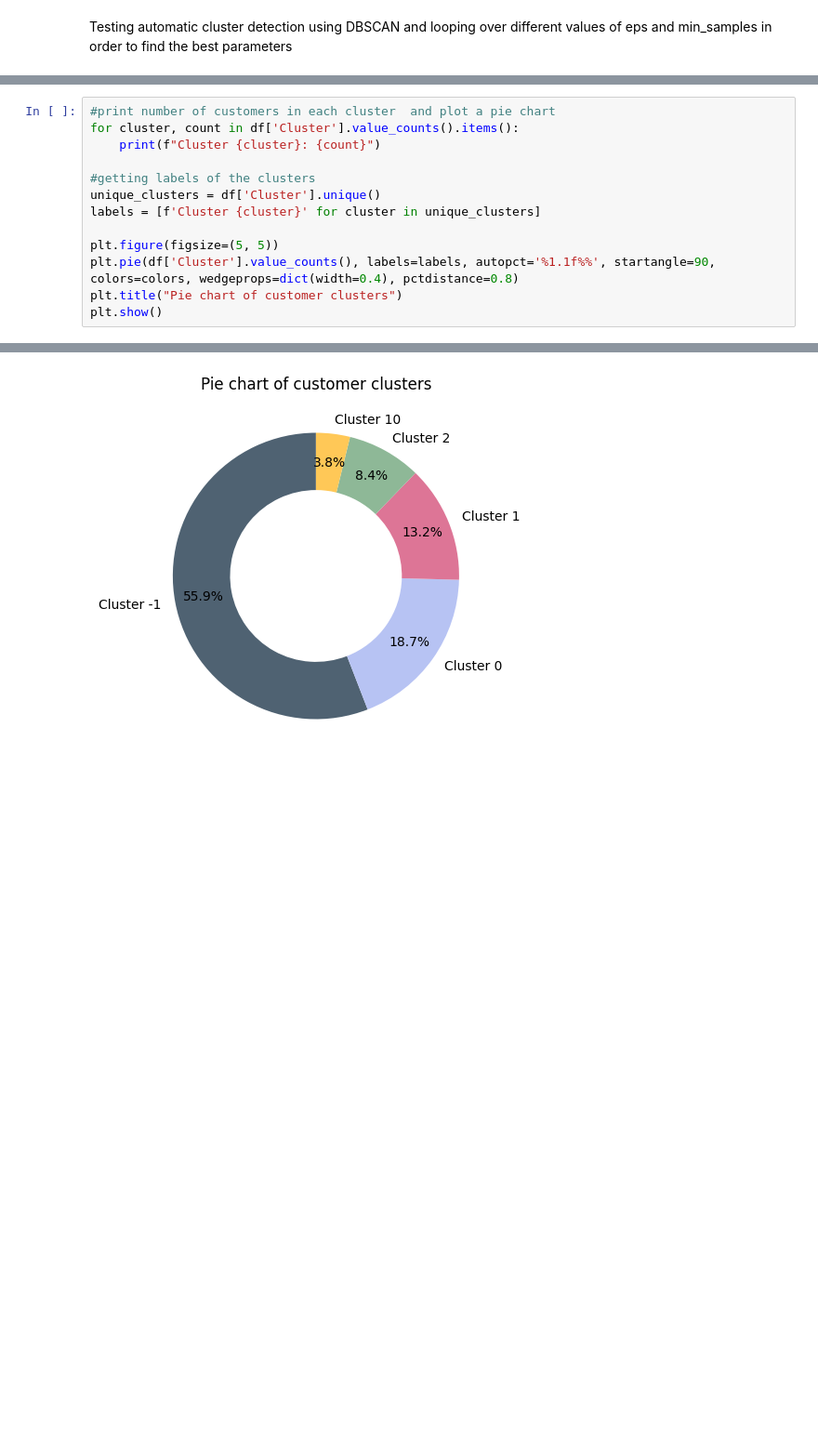
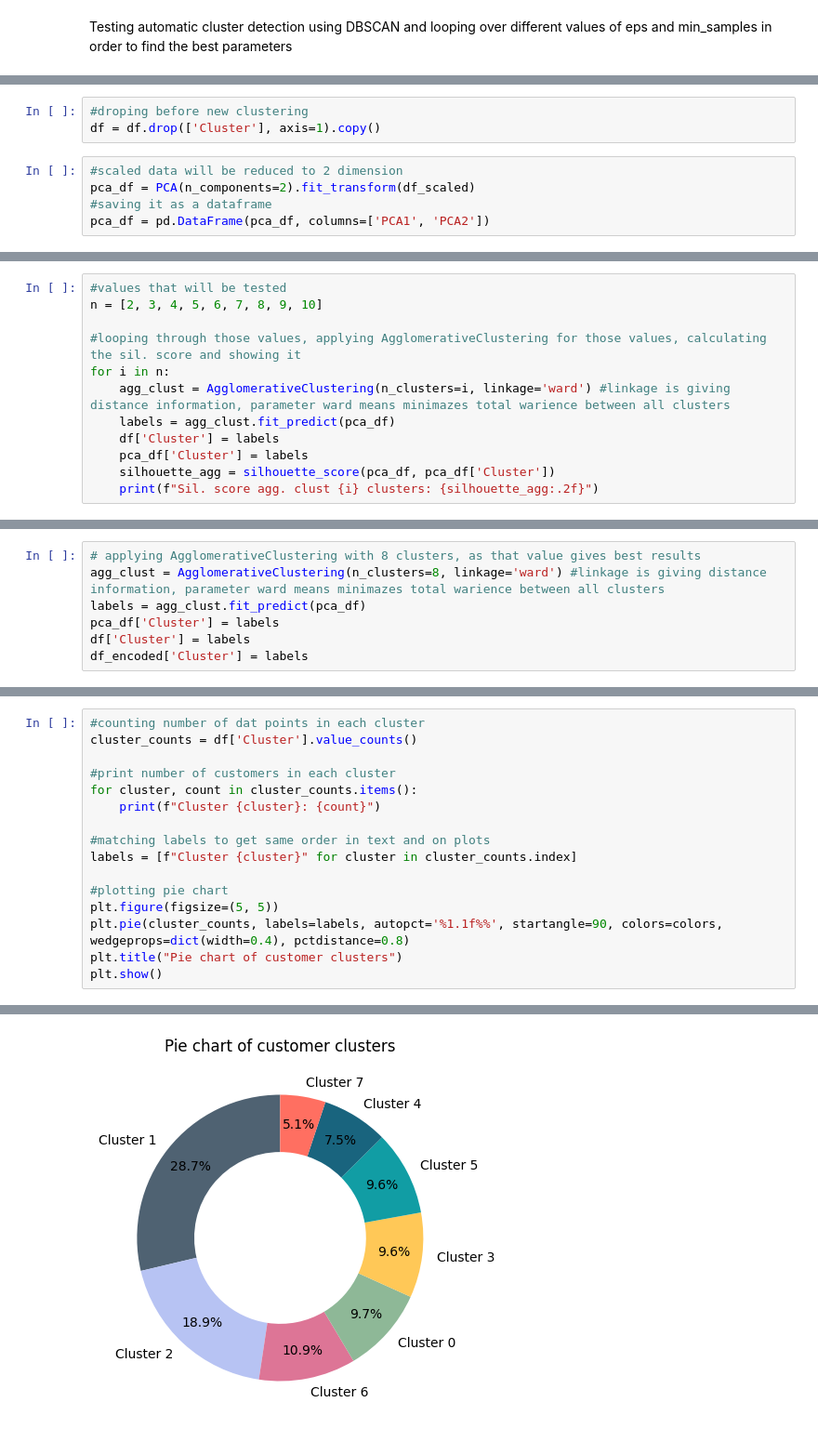
Before and after one commit to dalimvc/DS-Mini-project, a Jupyter notebook: miniProjectAssignmentDaliborMirkovic.ipynb, the cells around one changed output, grey strips where cells are left out. Shown at 93% size. Saved outputs shown, nothing was run; the diff lists cells and outputs as text; blank space fills up the shorter version.

Commit message:
adding anglomerative cluster

```diff
--- a/miniProjectAssignmentDaliborMirkovic.ipynb
+++ b/miniProjectAssignmentDaliborMirkovic.ipynb
@@ -1010,0 +1011,8 @@ df.loc[~df["Cluster"].isin([0, 1, 2, 10]), "Cluster"] = -1
+# %%
+#droping before new clustering
+df = df.drop(['Cluster'], axis=1).copy()
+# %%
+#scaled data will be reduced to 2 dimension
+pca_df = PCA(n_components=2).fit_transform(df_scaled)
+#saving it as a dataframe
+pca_df = pd.DataFrame(pca_df, columns=['PCA1', 'PCA2'])
@@ -1010,0 +1073,12 @@ df.loc[~df["Cluster"].isin([0, 1, 2, 10]), "Cluster"] = -1
+# %%
+#values that will be tested
+n = [2, 3, 4, 5, 6, 7, 8, 9, 10]
+
+#looping through those values, applying AgglomerativeClustering for those values, calculating the sil. score and showing it
+for i in n:
+    agg_clust = AgglomerativeClustering(n_clusters=i, linkage='ward') #linkage is giving distance information, parameter ward means minimazes total warience between all clusters
+    labels = agg_clust.fit_predict(pca_df)
+    df['Cluster'] = labels
+    pca_df['Cluster'] = labels
+    silhouette_agg = silhouette_score(pca_df, pca_df['Cluster'])
+    print(f"Sil. score agg. clust {i} clusters: {silhouette_agg:.2f}")
@@ -1010,0 +1099,7 @@ df.loc[~df["Cluster"].isin([0, 1, 2, 10]), "Cluster"] = -1
+# %%
+# applying AgglomerativeClustering with 8 clusters, as that value gives best results
+agg_clust = AgglomerativeClustering(n_clusters=8, linkage='ward') #linkage is giving distance information, parameter ward means minimazes total warience between all clusters
+labels = agg_clust.fit_predict(pca_df)
+pca_df['Cluster'] = labels
+df['Cluster'] = labels
+df_encoded['Cluster'] = labels
@@ -1011,14 +1108,17 @@ df.loc[~df["Cluster"].isin([0, 1, 2, 10]), "Cluster"] = -1
 # %%
-#print number of customers in each cluster  and plot a pie chart
-for cluster, count in df['Cluster'].value_counts().items():
+#counting number of dat points in each cluster
+cluster_counts = df['Cluster'].value_counts()
+
+#print number of customers in each cluster
+for cluster, count in cluster_counts.items():
     print(f"Cluster {cluster}: {count}")
 
-#getting labels of the clusters
-unique_clusters = df['Cluster'].unique()
-labels = [f'Cluster {cluster}' for cluster in unique_clusters]
+#matching labels to get same order in text and on plots
+labels = [f"Cluster {cluster}" for cluster in cluster_counts.index]
 
+#plotting pie chart
 plt.figure(figsize=(5, 5))
-plt.pie(df['Cluster'].value_counts(), labels=labels, autopct='%1.1f%%', startangle=90, colors=colors, wedgeprops=dict(width=0.4), pctdistance=0.8)
+plt.pie(cluster_counts, labels=labels, autopct='%1.1f%%', startangle=90, colors=colors, wedgeprops=dict(width=0.4), pctdistance=0.8)
 plt.title("Pie chart of customer clusters")
 plt.show()
 # %% [output]
@@ -1030 +1133 @@ Cluster 2: 83
-[figure, old version]
+[figure, new version]
```
Also changed, not shown: parts of 45 cells of this notebook.
